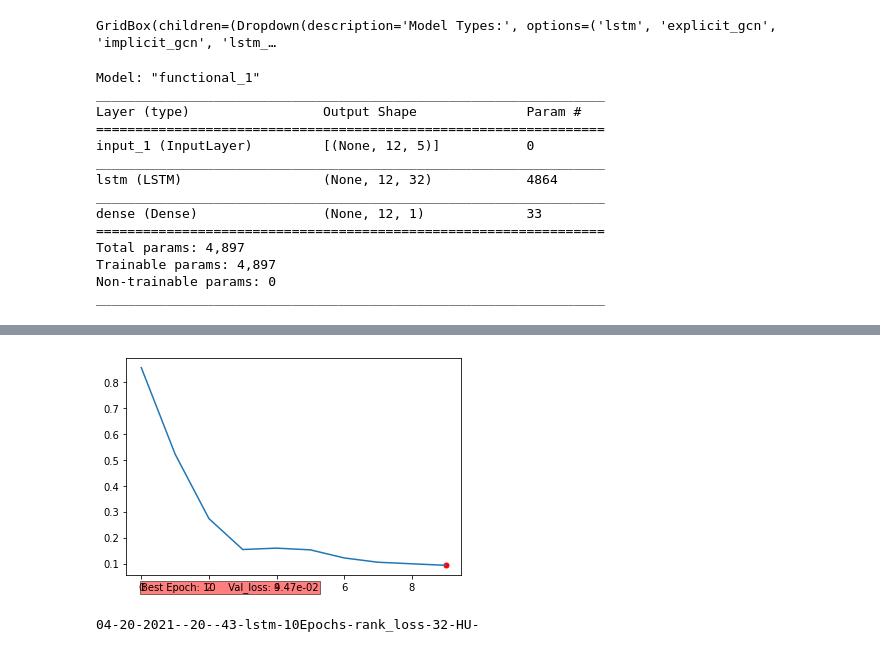
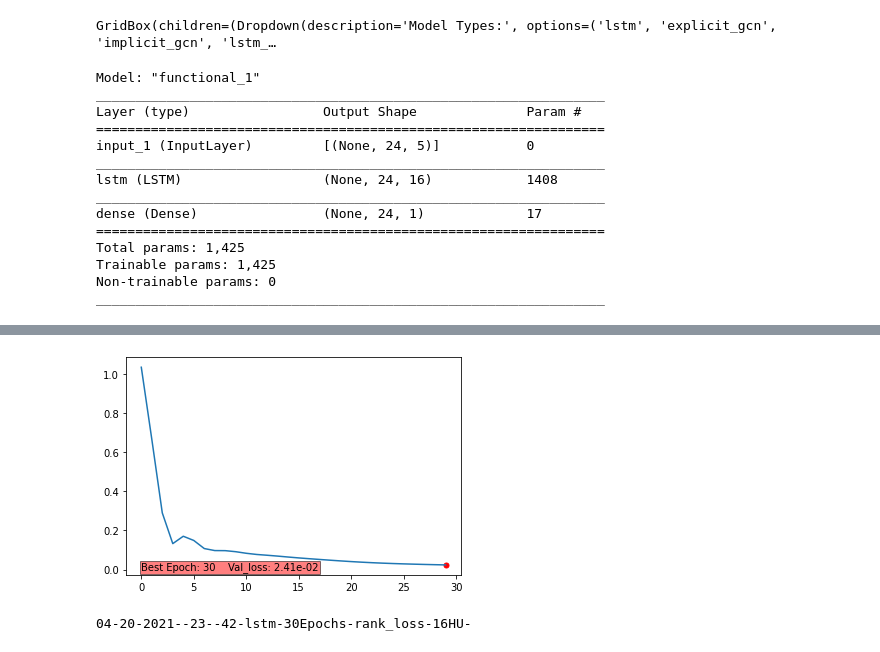
Before and after one commit to maxoflife-student/TAMU-ECEN-404-IFPTSND, a Jupyter notebook: Final_Demo.ipynb, the cells around one changed output, grey strips where cells are left out. Drawn from its saved outputs; the diff is of its cells as text; code cells hidden in the pictures.

```diff
--- a/Final_Demo.ipynb
+++ b/Final_Demo.ipynb
@@ -33,7 +33,7 @@ from graph_predictions import *
 # Create our model generator object
 dataset_path = './ignorable_data/data_sets/NASDAQ_Cleaned - Contains ZUMZ/'
 model_path = './ignorable_data/models/[40, 40, 20]_split/'
-DMJ = TF_Models(dataset_path, model_path, reload=False, perc_split=[1,1,98])
+DMJ = TF_Models(dataset_path, model_path, reload=False, perc_split=[2,2,96])
 # %%
 # Create a model
 DMJ.generate_model()
@@ -43,17 +43,17 @@ Model: "functional_1"
 _________________________________________________________________
 Layer (type)                 Output Shape              Param #
 =================================================================
-input_1 (InputLayer)         [(None, 12, 5)]           0
+input_1 (InputLayer)         [(None, 24, 5)]           0
 _________________________________________________________________
-lstm (LSTM)                  (None, 12, 32)            4864
+lstm (LSTM)                  (None, 24, 16)            1408
 _________________________________________________________________
-dense (Dense)                (None, 12, 1)             33
+dense (Dense)                (None, 24, 1)             17
 =================================================================
-Total params: 4,897
-Trainable params: 4,897
+Total params: 1,425
+Trainable params: 1,425
 Non-trainable params: 0
 _________________________________________________________________
 # %%
 # Train a model
-DMJ.train(epochs=10, batch_size=200)
+DMJ.train(epochs=30, batch_size=200)
 # %% [output]
@@ -80,9 +77,10 @@ Epoch 10/10
-[figure, old version]
+[figure, new version]
 # %%
+# Save the model
 DMJ.save_model()
 print(DMJ.model_name)
 # %% [output]
-04-20-2021--20--43-lstm-10Epochs-rank_loss-32-HU-
+04-20-2021--23--42-lstm-30Epochs-rank_loss-16HU-
 # %%
 # Create an object for creating models
 GP = Graph_Predictions(model_path,  DMJ)
```
Also changed, not shown: parts of 6 cells of this notebook, 2 other files.
